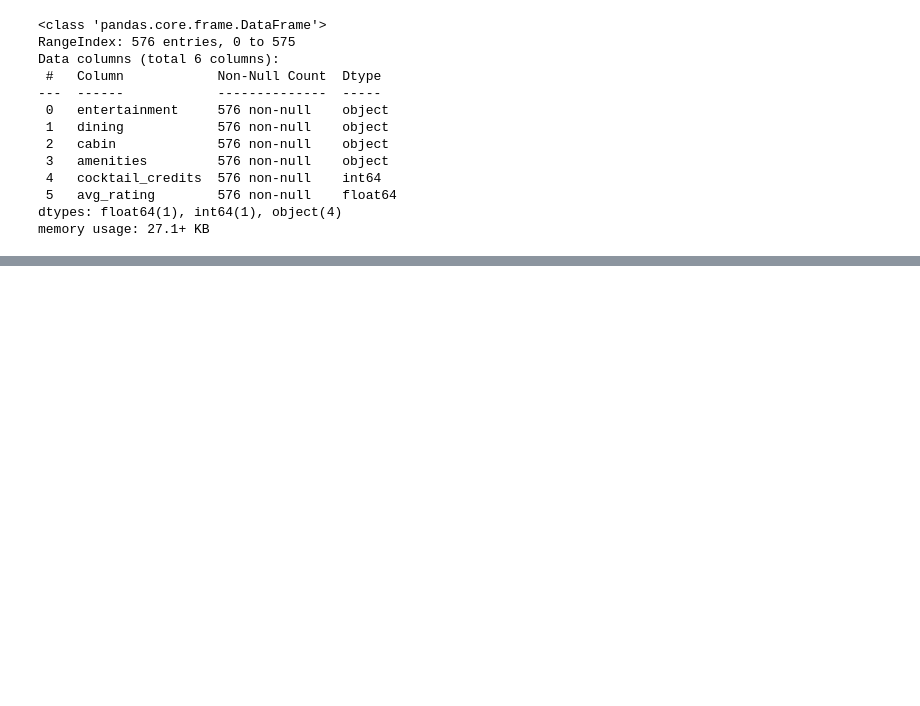
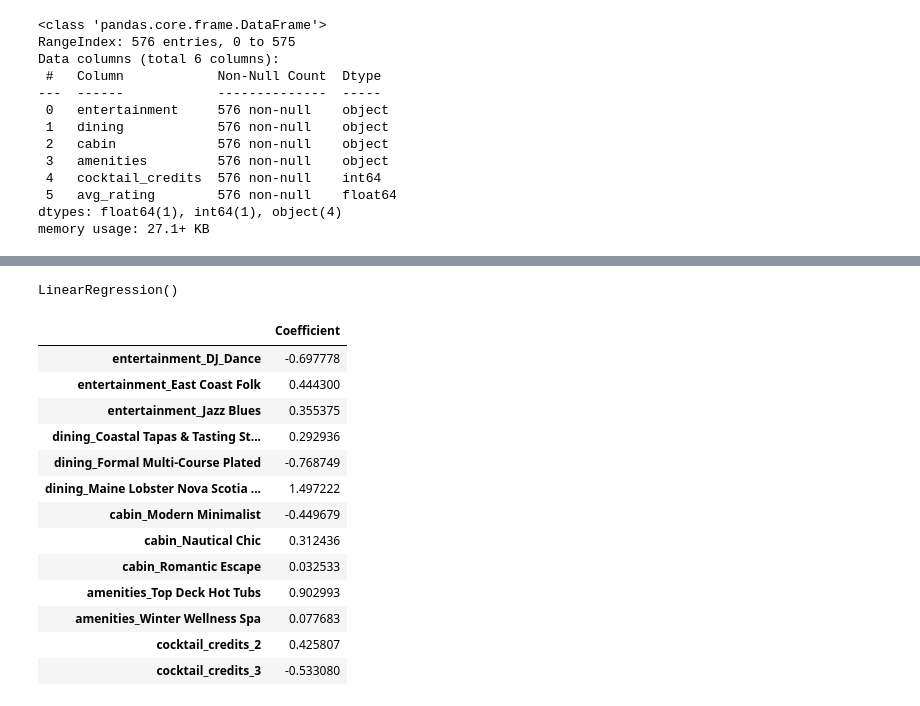
Before and after one commit to pranjul11garg/Lobster-Land-Marketing-Strategy, a Jupyter notebook: lobster.ipynb, the cells around one changed output, grey strips where cells are left out. Cells and saved outputs as stored; diff of their text form; code cells hidden in the pictures; blank space fills up the shorter version.

Commit message:
Linear Regression

```diff
--- a/lobster.ipynb
+++ b/lobster.ipynb
@@ -578,3 +578,36 @@ ratings_input.head()
 | 2 | 8.540985 | False | True | False | False | ... |
 | 3 | 8.415454 | False | True | False | False | ... |
 | 4 | 9.241294 | False | True | False | False | ... |
+# %%
+X = ratings_input[['entertainment_DJ_Dance', 'entertainment_East Coast Folk',
+       'entertainment_Jazz Blues', 'dining_Coastal Tapas & Tasting Stations',
+       'dining_Formal Multi-Course Plated',
+       'dining_Maine Lobster Nova Scotia Seafood Buffet',
+       'cabin_Modern Minimalist', 'cabin_Nautical Chic',
+       'cabin_Romantic Escape', 'amenities_Top Deck Hot Tubs',
+       'amenities_Winter Wellness Spa', 'cocktail_credits_2',
+       'cocktail_credits_3']]
+y = ratings_input['avg_rating']
+# %%
+regressor = LinearRegression()
+regressor.fit(X, y)
+# %% [output]
+LinearRegression()
+# %%
+coef_ratings = pd.DataFrame(regressor.coef_, X.columns, columns=['Coefficient'])
+coef_ratings
+# %% [output]
+|  | Coefficient |
+| entertainment_DJ_Dance | -0.697778 |
+| entertainment_East Coast Folk | 0.444300 |
+| entertainment_Jazz Blues | 0.355375 |
+| dining_Coastal Tapas & Tasting St... | 0.292936 |
+| dining_Formal Multi-Course Plated | -0.768749 |
+| dining_Maine Lobster Nova Scotia ... | 1.497222 |
+| cabin_Modern Minimalist | -0.449679 |
+| cabin_Nautical Chic | 0.312436 |
+| cabin_Romantic Escape | 0.032533 |
+| amenities_Top Deck Hot Tubs | 0.902993 |
+| amenities_Winter Wellness Spa | 0.077683 |
+| cocktail_credits_2 | 0.425807 |
+| cocktail_credits_3 | -0.533080 |
```
